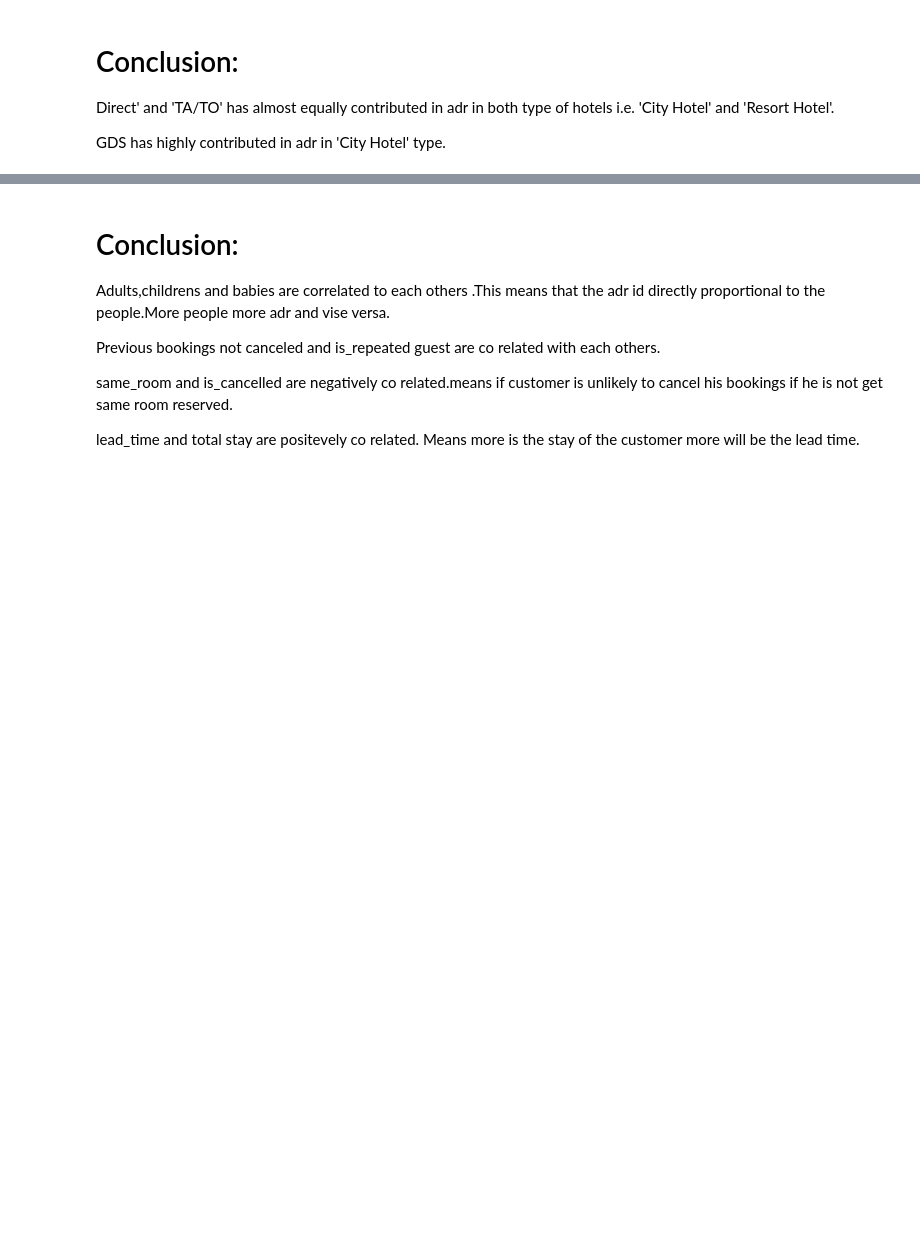
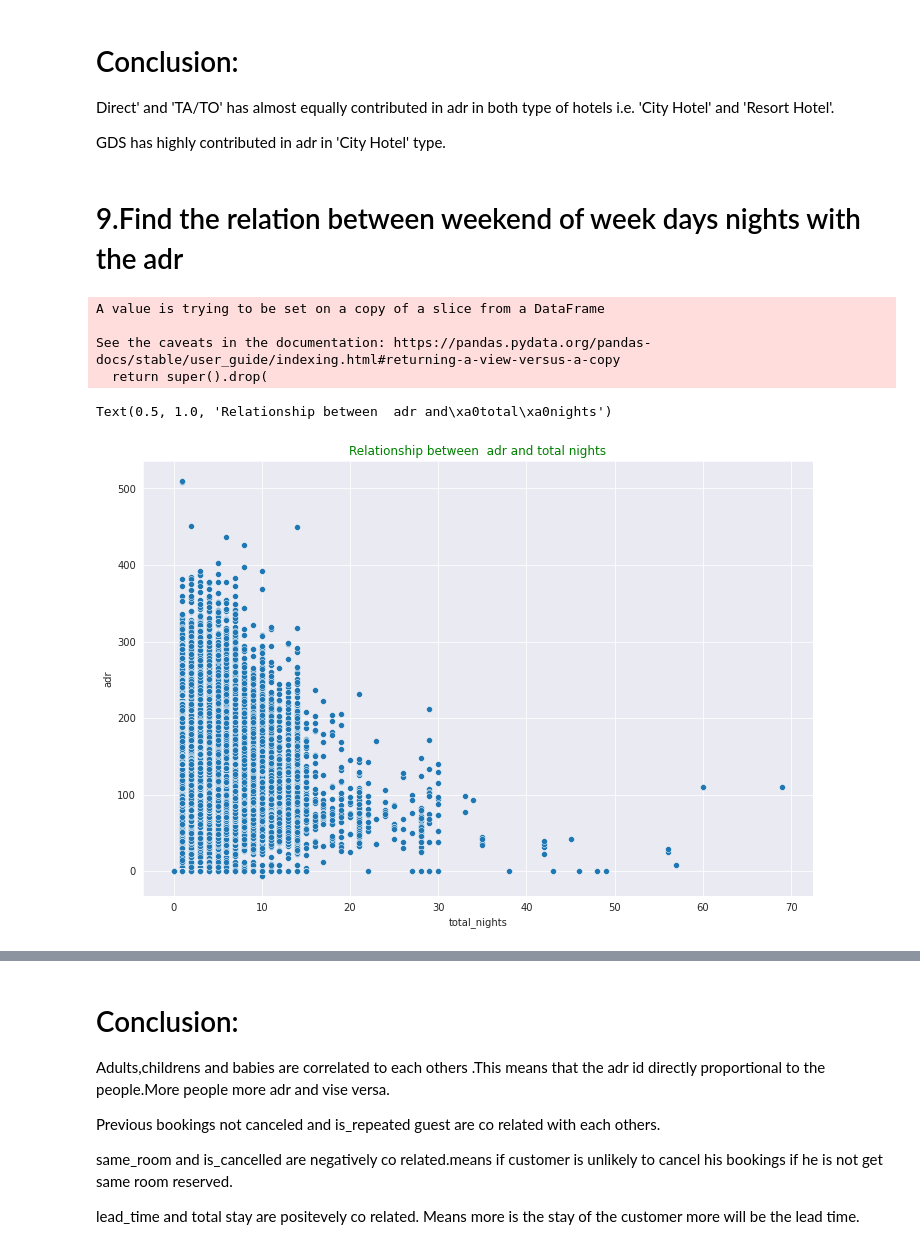
Before and after one commit to shivam887423/EDA-1-Hotel-Booking-Analysis, a Jupyter notebook: individual_notebook.ipynb, the cells around one changed output, grey strips where cells are left out. Drawn from its saved outputs; the diff is of its cells as text; code cells hidden in the pictures; blank space fills up the shorter version.

```diff
--- a/individual_notebook.ipynb
+++ b/individual_notebook.ipynb
@@ -510,3 +498,19 @@ Text(0.5, 1.0, 'ADR across Distribution\xa0channel')
 Direct' and 'TA/TO' has almost equally contributed in adr in both type of hotels i.e. 'City Hotel' and 'Resort Hotel'.
 
 GDS has highly contributed in adr in 'City Hotel' type.
+# %% [markdown]
+# 9.Find the relation between weekend of week days nights with the adr
+# %%
+#droping the adr value who are less than 10000!
+data.drop(data[data['adr'] > 10000].index,inplace=True)
+#plotting scatter plot for my data!
+plt.figure(figsize=(12,8))
+sns.scatterplot(x=data['total_nights'],y=data['adr'])
+plt.title('Relationship between  adr and total nights',color='green')
+# %% [output]
+A value is trying to be set on a copy of a slice from a DataFrame
+
+See the caveats in the documentation: https://pandas.pydata.org/pandas-docs/stable/user_guide/indexing.html#returning-a-view-versus-a-copy
+  return super().drop(
+Text(0.5, 1.0, 'Relationship between  adr and\xa0total\xa0nights')
+[figure, added]
```
Also changed, not shown: parts of 7 cells of this notebook.
